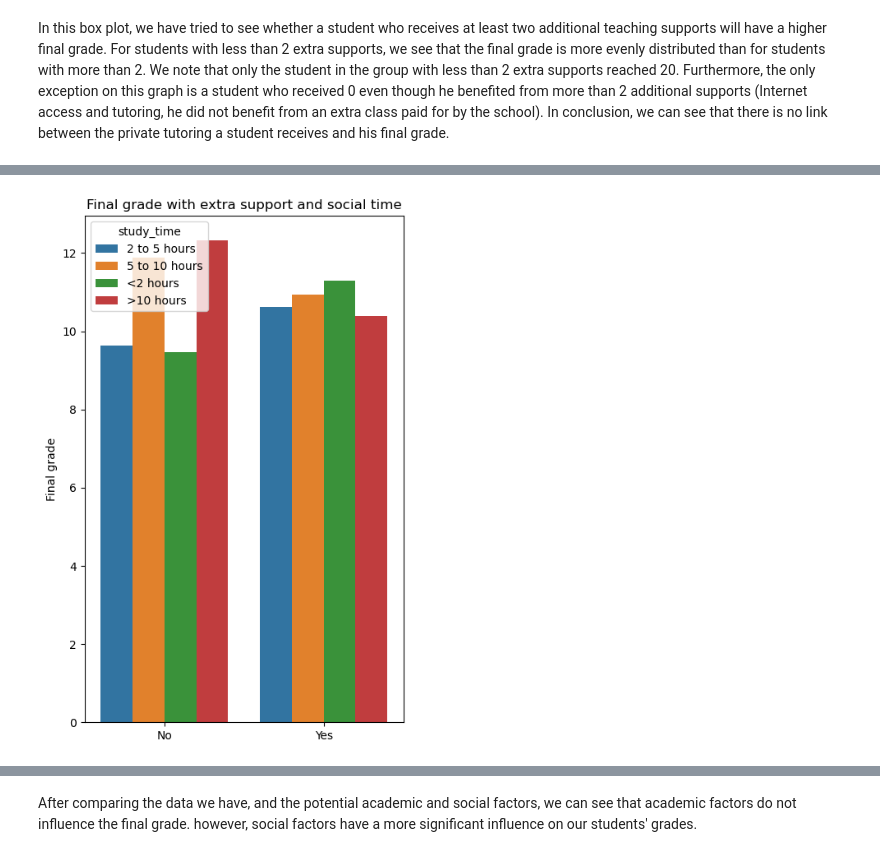
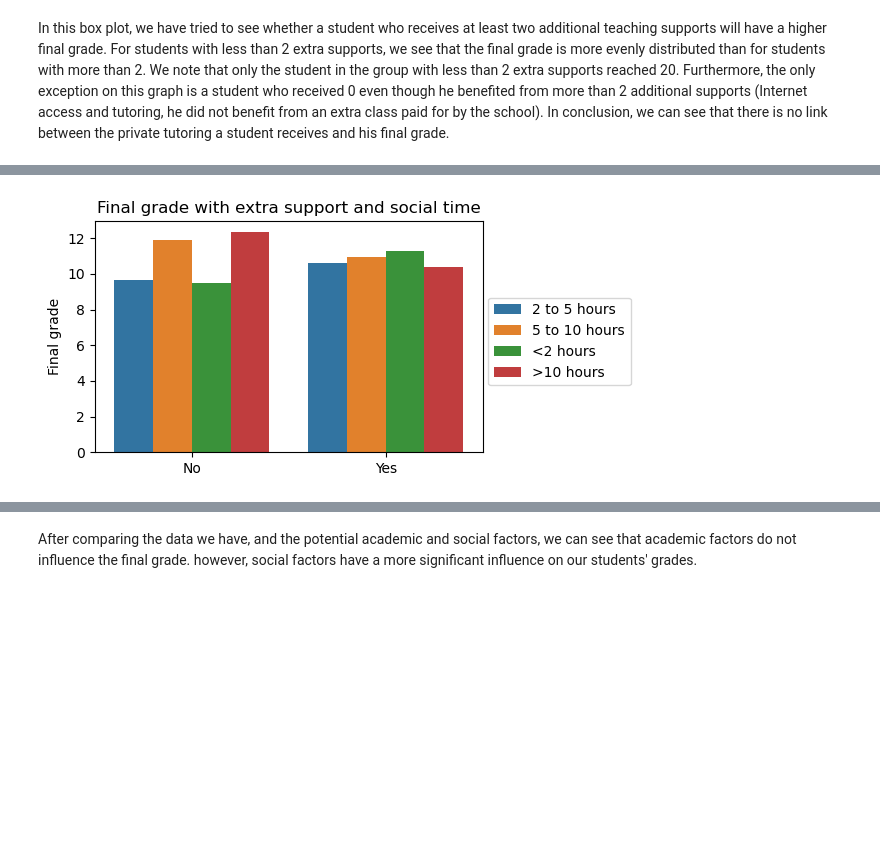
Before and after one commit to SarahDerhy/Project1, a Jupyter notebook: Untitled1.ipynb, the cells around one changed output, grey strips where cells are left out. Saved outputs shown, nothing was run; the diff lists cells and outputs as text; code cells hidden in the pictures; blank space fills up the shorter version.

```diff
--- a/Untitled1.ipynb
+++ b/Untitled1.ipynb
@@ -157,11 +245,12 @@ plt.show()
 # %%
-plt.figure(figsize=(5,8))
+plt.figure(figsize=(5,3))
 sns.barplot(x="AtLeastTwoYes", y="final_grade", hue="study_time",  errorbar=None, data=student_df)
 plt.xlabel("")
 plt.ylabel("Final grade")
 plt.title("Final grade with extra support and social time")
+plt.legend(loc='upper right',bbox_to_anchor=(1.4,0.7 ))
 plt.show()
 # %% [output]
-[figure, old version]
+[figure, new version]
 # %%
 sns.barplot(x="social", y="final_grade", hue="AtLeastTwoYes",  data=student_df)
```
Also changed, not shown: parts of 44 cells of this notebook.
